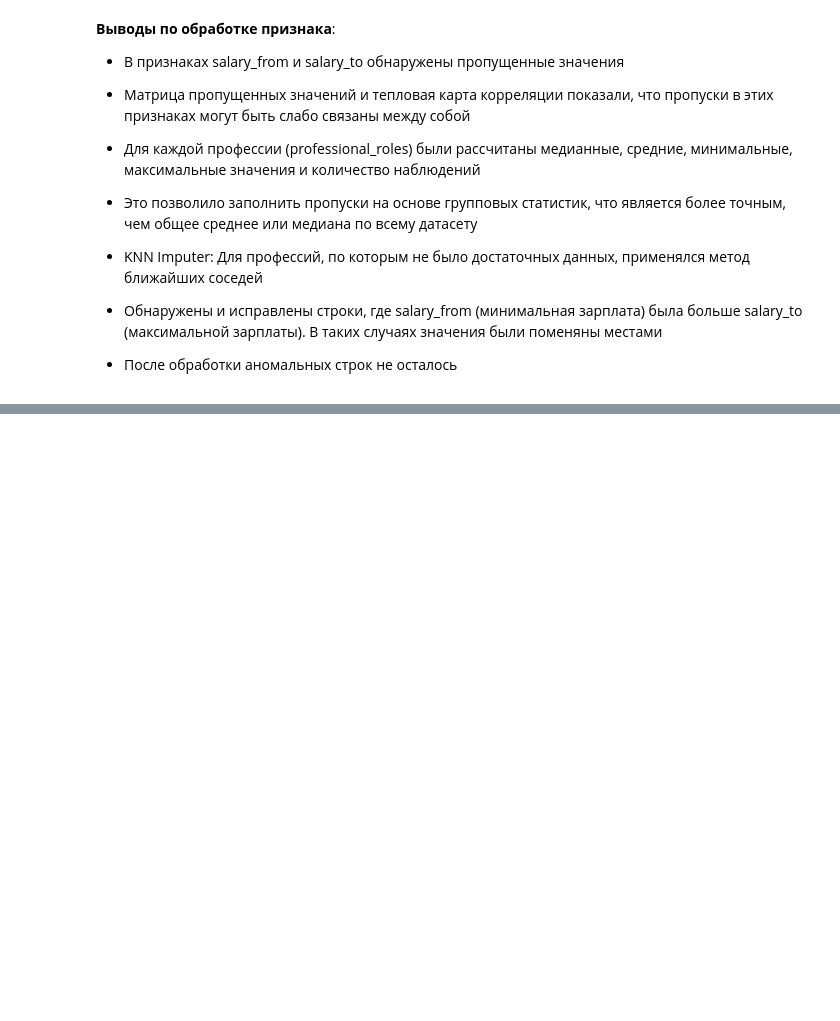
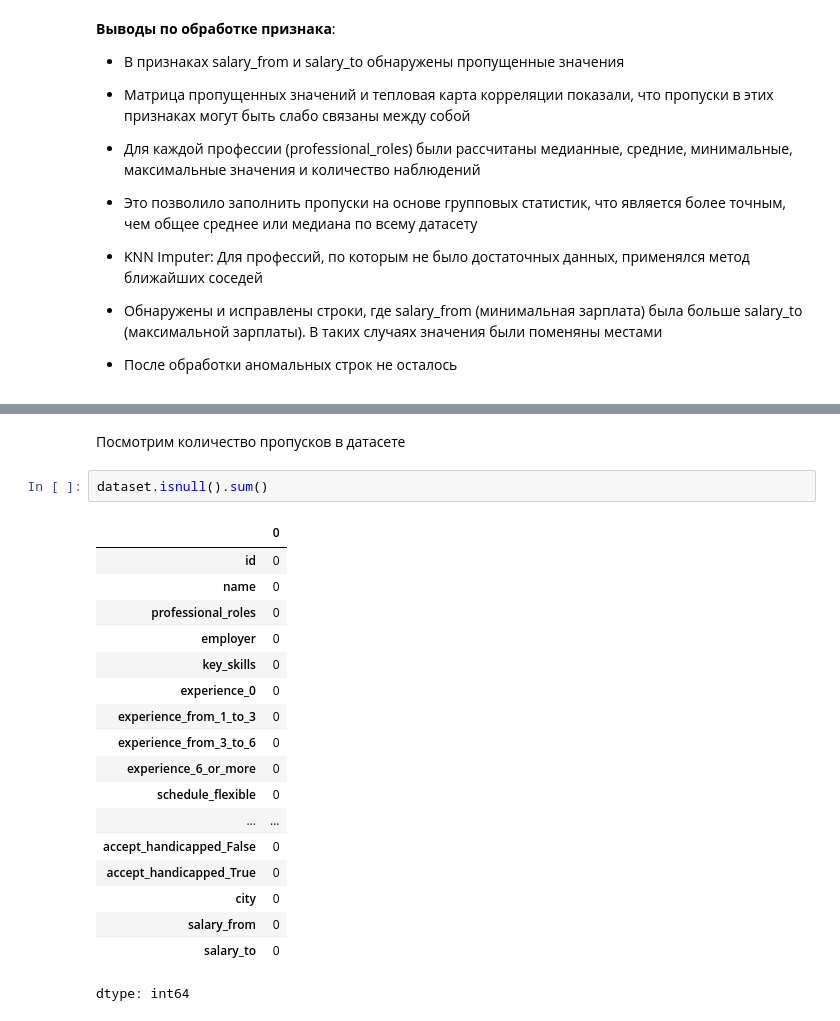
Before and after one commit to NikitaMarnykh/labor_market_analysis, a Jupyter notebook: Марных_Н_В_и_Оборотов_М_В_анализ_рынка_труда_advanced_plus.ipynb, the cells around one changed output, grey strips where cells are left out. Saved outputs shown, nothing was run; the diff lists cells and outputs as text; blank space fills up the shorter version.

```diff
--- a/Марных_Н_В_и_Оборотов_М_В_анализ_рынка_труда_advanced_plus.ipynb
+++ b/Марных_Н_В_и_Оборотов_М_В_анализ_рынка_труда_advanced_plus.ipynb
@@ -2076,0 +2157,23 @@ del mask
+# %% [markdown]
+Посмотрим количество пропусков в датасете
+# %%
+dataset.isnull().sum()
+# %% [output]
+|  | 0 |
+| id | 0 |
+| name | 0 |
+| professional_roles | 0 |
+| employer | 0 |
+| key_skills | 0 |
+| experience_0 | 0 |
+| experience_from_1_to_3 | 0 |
+| experience_from_3_to_6 | 0 |
+| experience_6_or_more | 0 |
+| schedule_flexible | 0 |
+| ... | ... |
+| accept_handicapped_False | 0 |
+| accept_handicapped_True | 0 |
+| city | 0 |
+| salary_from | 0 |
+| salary_to | 0 |
+dtype: int64
```
Also changed, not shown: parts of 6 cells of this notebook.
